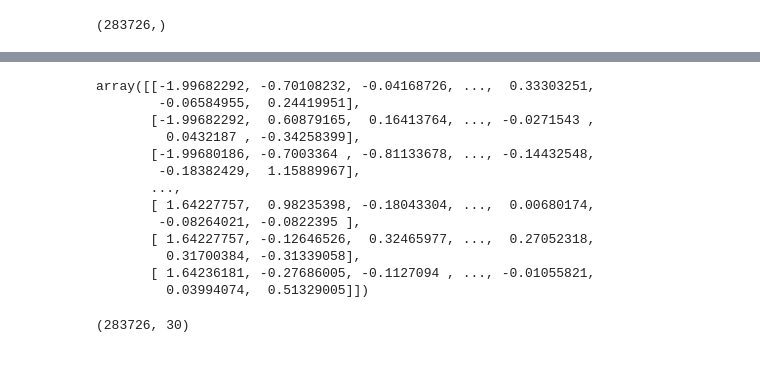
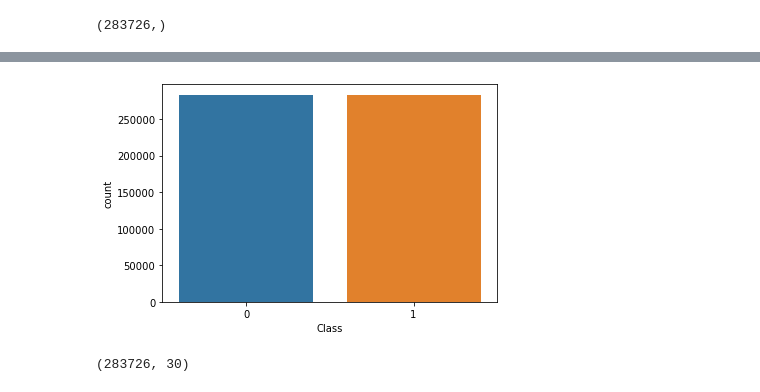
Before and after one commit to VanJessen/Deep-Learning-Mackenzie, a Jupyter notebook: Gabriel_Elias_KerasTensorFlow_Trilha4.ipynb, the cells around one changed output, grey strips where cells are left out. Drawn from its saved outputs; the diff is of its cells as text; code cells hidden in the pictures; blank space fills up the shorter version.

```diff
--- a/Gabriel_Elias_KerasTensorFlow_Trilha4.ipynb
+++ b/Gabriel_Elias_KerasTensorFlow_Trilha4.ipynb
@@ -156,21 +165,17 @@ y.shape
+# %%
+#balanceando dataset através do metodo RandomOverSampler.
+#O metodo em questão adicona registros semelhantes a classe com menor categoria no dataset
+from imblearn.over_sampling import RandomOverSampler
+oversample = RandomOverSampler()
+X,y = oversample.fit_resample(X, y)
+# %%
+sns.countplot(y)
+plt.show()
+# %% [output]
+[figure, added]
 # %%
 from sklearn.preprocessing import scale
 X = scale(X)
-X
-# %% [output]
-array([[-1.99682292, -0.70108232, -0.04168726, ...,  0.33303251,
-        -0.06584955,  0.24419951],
-       [-1.99682292,  0.60879165,  0.16413764, ..., -0.0271543 ,
-         0.0432187 , -0.34258399],
-       [-1.99680186, -0.7003364 , -0.81133678, ..., -0.14432548,
-        -0.18382429,  1.15889967],
-       ...,
-       [ 1.64227757,  0.98235398, -0.18043304, ...,  0.00680174,
-        -0.08264021, -0.0822395 ],
-       [ 1.64227757, -0.12646526,  0.32465977, ...,  0.27052318,
-         0.31700384, -0.31339058],
-       [ 1.64236181, -0.27686005, -0.1127094 , ..., -0.01055821,
-         0.03994074,  0.51329005]])
 # %%
 X.shape
 # %% [output]
```
Also changed, not shown: parts of 4 cells of this notebook, 1 other file.
